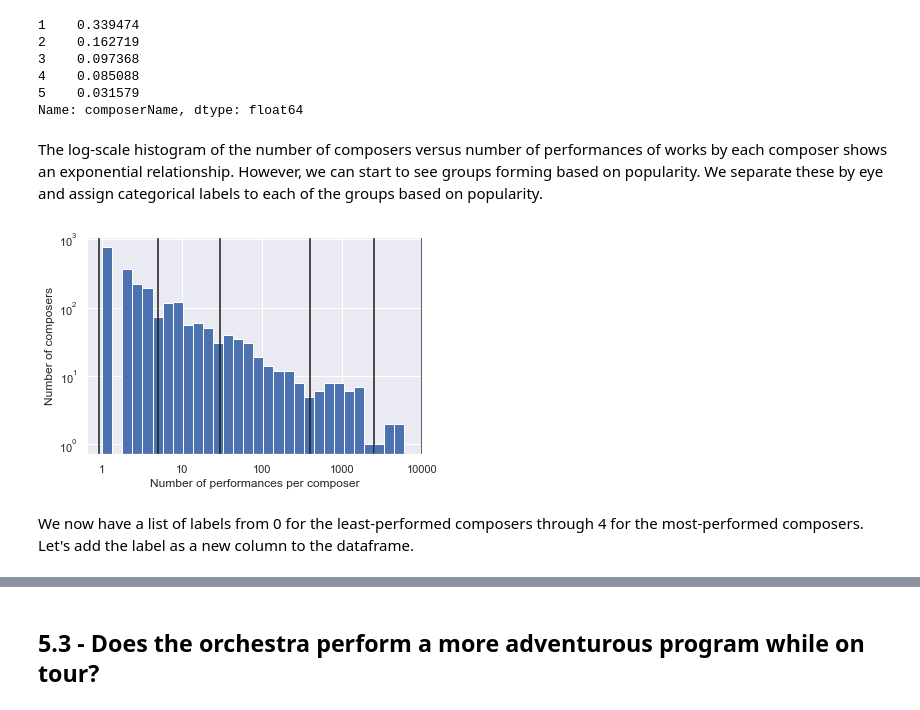
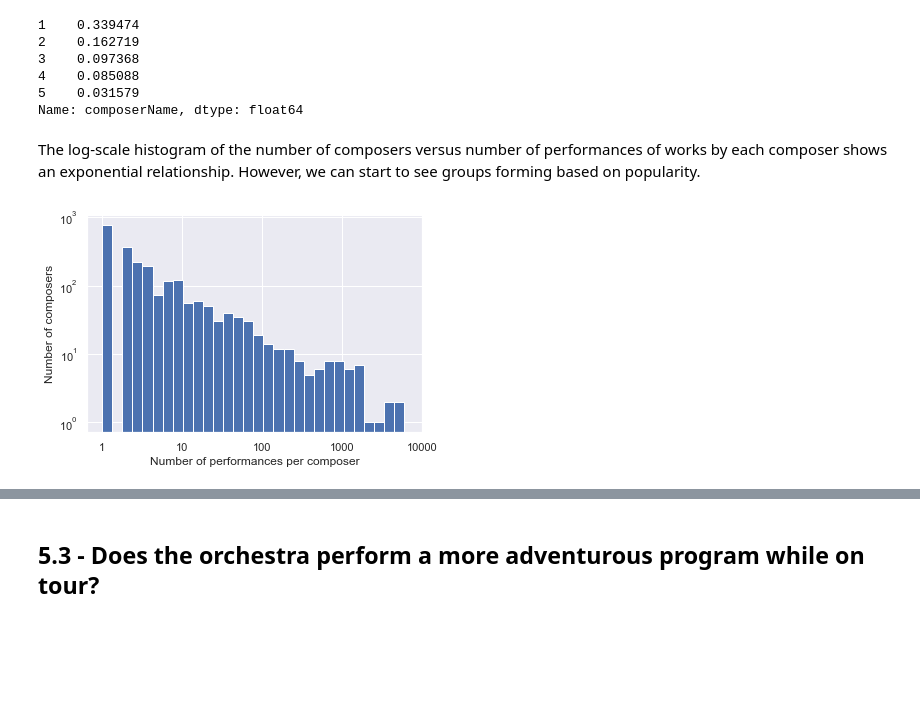
Before and after one commit to physinet/NY-Phil-EDA, a Jupyter notebook: EDA.ipynb, the cells around one changed output, grey strips where cells are left out. Saved outputs shown, nothing was run; the diff lists cells and outputs as text; code cells hidden in the pictures; blank space fills up the shorter version.

```diff
--- a/EDA.ipynb
+++ b/EDA.ipynb
@@ -433,21 +433,13 @@ composer_counts.value_counts(normalize=True).head()
 5    0.031579
 Name: composerName, dtype: float64
 # %% [markdown]
-The log-scale histogram of the number of composers versus number of performances of works by each composer shows an exponential relationship. However, we can start to see groups forming based on popularity. We separate these by eye and assign categorical labels to each of the groups based on popularity.
+The log-scale histogram of the number of composers versus number of performances of works by each composer shows an exponential relationship. However, we can start to see groups forming based on popularity.
 # %%
 ax = np.log(composer_counts).hist(bins=30, log=True)
 ax.set_xlabel('Number of performances per composer')
 ax.set_ylabel('Number of composers')
 xticks = [1, 10, 100, 1000, 10000]
 ax.set_xticks([np.log(tick) for tick in xticks])
 ax.set_xticklabels(xticks);
-
-breaks = [0.9, 5, 30, 400, 2500, 10000]
-for b in breaks:
-    ax.axvline(np.log(b), color='k')
-
-labels = pd.cut(composer_counts, breaks, labels=False)
 # %% [output]
-[figure, old version]
+[figure, new version]
-# %% [markdown]
-We now have a list of labels from 0 for the least-performed composers through 4 for the most-performed composers. Let's add the label as a new column to the dataframe.
```
Also changed, not shown: parts of 16 cells of this notebook.
